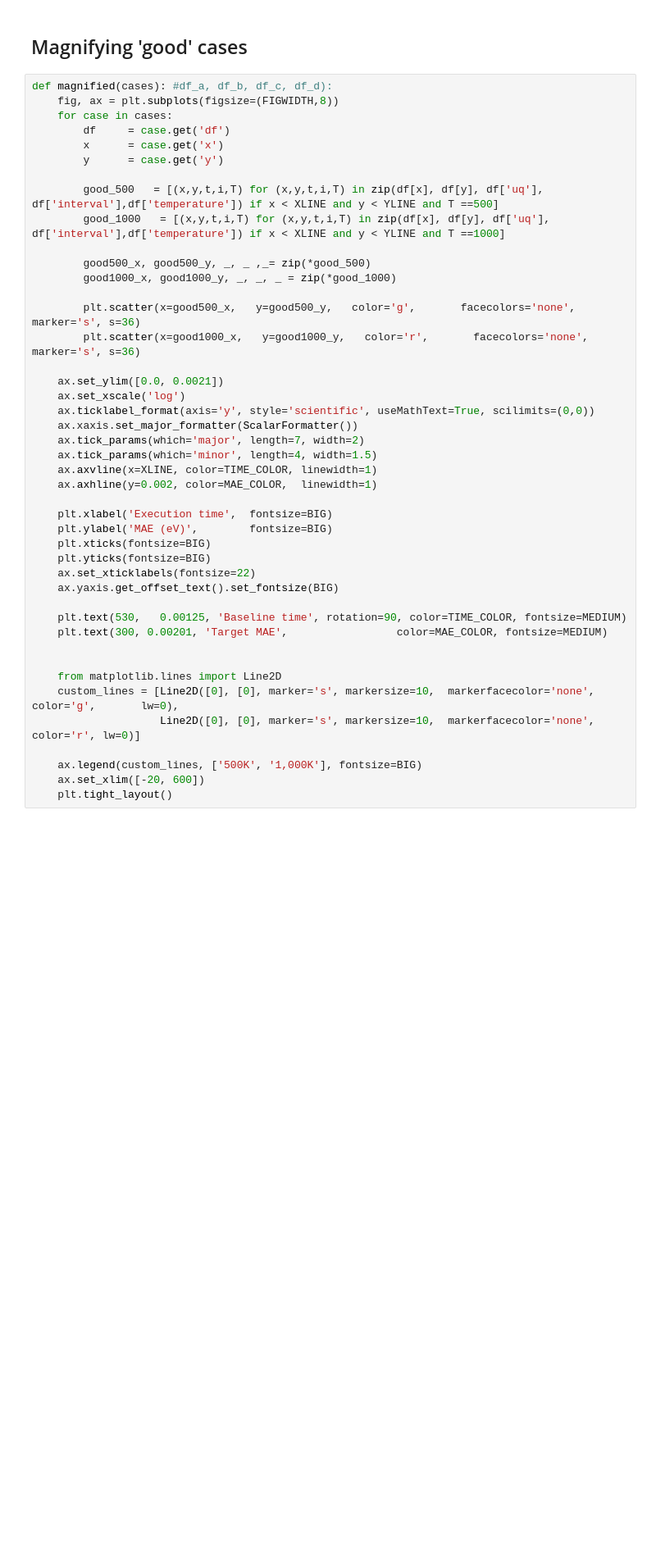
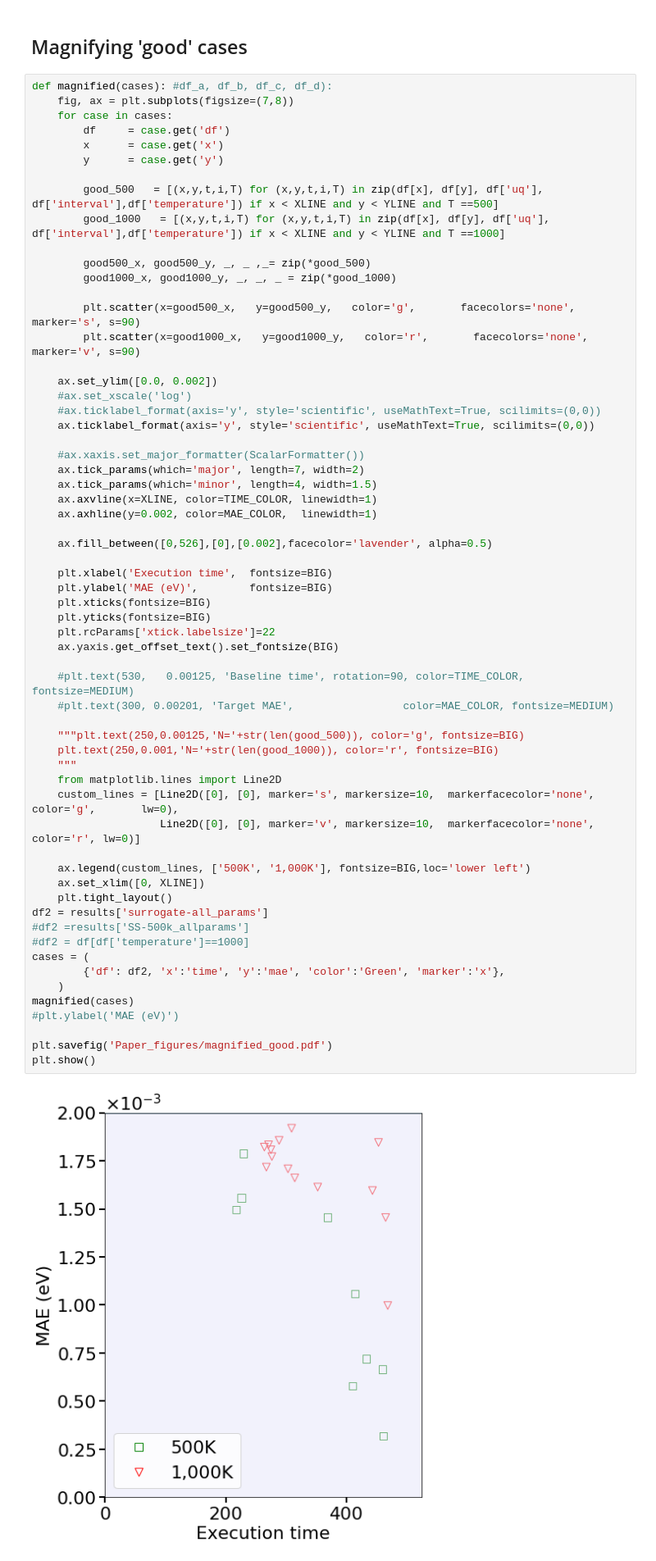
Before and after one commit to YulianaGomez/proxima_analysis, a Jupyter notebook: notebooks/Paper_Graphs.ipynb, the cells around one changed output. Shown at 82% size. Cells and saved outputs as stored; diff of their text form; blank space fills up the shorter version.

Commit message:
updated fonts and graphs

```diff
--- a/notebooks/Paper_Graphs.ipynb
+++ b/notebooks/Paper_Graphs.ipynb
@@ -280,48 +238,67 @@ def _plot_cases(cases):
 ## Magnifying 'good' cases
 # %%
 def magnified(cases): #df_a, df_b, df_c, df_d):
-    fig, ax = plt.subplots(figsize=(FIGWIDTH,8))
+    fig, ax = plt.subplots(figsize=(7,8))
     for case in cases:
         df     = case.get('df')
         x      = case.get('x')
         y      = case.get('y')
 
         good_500   = [(x,y,t,i,T) for (x,y,t,i,T) in zip(df[x], df[y], df['uq'], df['interval'],df['temperature']) if x < XLINE and y < YLINE and T ==500]
         good_1000   = [(x,y,t,i,T) for (x,y,t,i,T) in zip(df[x], df[y], df['uq'], df['interval'],df['temperature']) if x < XLINE and y < YLINE and T ==1000]
 
         good500_x, good500_y, _, _ ,_= zip(*good_500)
         good1000_x, good1000_y, _, _, _ = zip(*good_1000)
 
-        plt.scatter(x=good500_x,   y=good500_y,   color='g',       facecolors='none', marker='s', s=36)
-        plt.scatter(x=good1000_x,   y=good1000_y,   color='r',       facecolors='none', marker='s', s=36)
+        plt.scatter(x=good500_x,   y=good500_y,   color='g',       facecolors='none', marker='s', s=90)
+        plt.scatter(x=good1000_x,   y=good1000_y,   color='r',       facecolors='none', marker='v', s=90)
 
-    ax.set_ylim([0.0, 0.0021])
-    ax.set_xscale('log')
+    ax.set_ylim([0.0, 0.002])
+    #ax.set_xscale('log')
+    #ax.ticklabel_format(axis='y', style='scientific', useMathText=True, scilimits=(0,0))
     ax.ticklabel_format(axis='y', style='scientific', useMathText=True, scilimits=(0,0))
-    ax.xaxis.set_major_formatter(ScalarFormatter())
+
+    #ax.xaxis.set_major_formatter(ScalarFormatter())
     ax.tick_params(which='major', length=7, width=2)
     ax.tick_params(which='minor', length=4, width=1.5)
     ax.axvline(x=XLINE, color=TIME_COLOR, linewidth=1)
     ax.axhline(y=0.002, color=MAE_COLOR,  linewidth=1)
 
+    ax.fill_between([0,526],[0],[0.002],facecolor='lavender', alpha=0.5)
+
     plt.xlabel('Execution time',  fontsize=BIG)
     plt.ylabel('MAE (eV)',        fontsize=BIG)
     plt.xticks(fontsize=BIG)
     plt.yticks(fontsize=BIG)
-    ax.set_xticklabels(fontsize=22)
+    plt.rcParams['xtick.labelsize']=22
     ax.yaxis.get_offset_text().set_fontsize(BIG)
 
-    plt.text(530,   0.00125, 'Baseline time', rotation=90, color=TIME_COLOR, fontsize=MEDIUM)
-    plt.text(300, 0.00201, 'Target MAE',                 color=MAE_COLOR, fontsize=MEDIUM)
+    #plt.text(530,   0.00125, 'Baseline time', rotation=90, color=TIME_COLOR, fontsize=MEDIUM)
+    #plt.text(300, 0.00201, 'Target MAE',                 color=MAE_COLOR, fontsize=MEDIUM)
 
-
+    """plt.text(250,0.00125,'N='+str(len(good_500)), color='g', fontsize=BIG)
+    plt.text(250,0.001,'N='+str(len(good_1000)), color='r', fontsize=BIG)
+    """
     from matplotlib.lines import Line2D
     custom_lines = [Line2D([0], [0], marker='s', markersize=10,  markerfacecolor='none', color='g',       lw=0),
-                    Line2D([0], [0], marker='s', markersize=10,  markerfacecolor='none', color='r', lw=0)]
+                    Line2D([0], [0], marker='v', markersize=10,  markerfacecolor='none', color='r', lw=0)]
 
-    ax.legend(custom_lines, ['500K', '1,000K'], fontsize=BIG)
-    ax.set_xlim([-20, 600])
+    ax.legend(custom_lines, ['500K', '1,000K'], fontsize=BIG,loc='lower left')
+    ax.set_xlim([0, XLINE])
     plt.tight_layout()
+df2 = results['surrogate-all_params']
+#df2 =results['SS-500k_allparams']
+#df2 = df[df['temperature']==1000]
+cases = (
+        {'df': df2, 'x':'time', 'y':'mae', 'color':'Green', 'marker':'x'},
+    )
+magnified(cases)
+#plt.ylabel('MAE (eV)')
+
+plt.savefig('Paper_figures/magnified_good.pdf')
+plt.show()
+# %% [output]
+[figure, added]
 # %%
 temp = 500
 d = results['surrogate-all_params']
```
Also changed, not shown: parts of 8 cells of this notebook, 3 other files.
